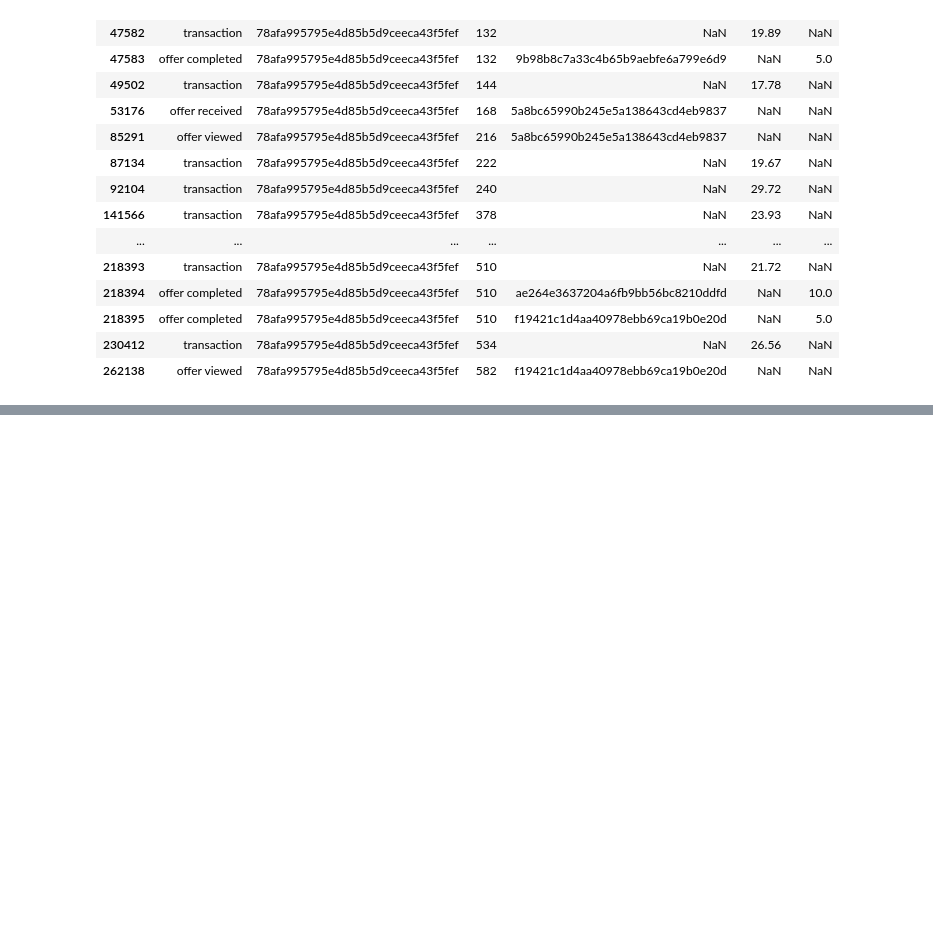
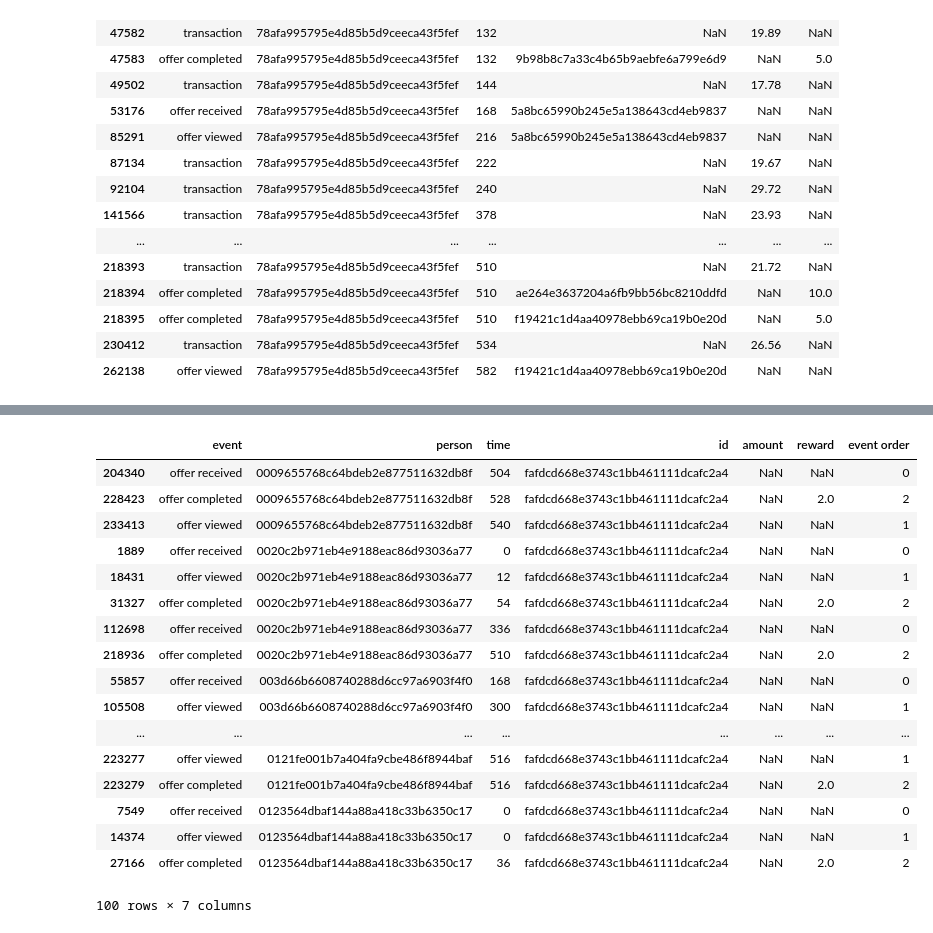
Before and after one commit to a1pat/Starbucks-Capstone, a Jupyter notebook: Starbucks_Capstone_notebook.ipynb, the cells around one changed output, grey strips where cells are left out. Saved outputs shown, nothing was run; the diff lists cells and outputs as text; code cells hidden in the pictures; blank space fills up the shorter version.

```diff
--- a/Starbucks_Capstone_notebook.ipynb
+++ b/Starbucks_Capstone_notebook.ipynb
@@ -1062,0 +1111,21 @@ transcript[transcript['person'] == transcript['person'].unique()[0]].sort_values
+# %%
+transcript[transcript['id'] == 'fafdcd668e3743c1bb461111dcafc2a4'].sort_values(['person','time']).head(100)
+# %% [output]
+|  | event | person | time | id | amount | reward | event order |
+| 204340 | offer received | 0009655768c64bdeb2e877511632db8f | 504 | fafdcd668e3743c1bb461111dcafc2a4 | NaN | NaN | 0 |
+| 228423 | offer completed | 0009655768c64bdeb2e877511632db8f | 528 | fafdcd668e3743c1bb461111dcafc2a4 | NaN | 2.0 | 2 |
+| 233413 | offer viewed | 0009655768c64bdeb2e877511632db8f | 540 | fafdcd668e3743c1bb461111dcafc2a4 | NaN | NaN | 1 |
+| 1889 | offer received | 0020c2b971eb4e9188eac86d93036a77 | 0 | fafdcd668e3743c1bb461111dcafc2a4 | NaN | NaN | 0 |
+| 18431 | offer viewed | 0020c2b971eb4e9188eac86d93036a77 | 12 | fafdcd668e3743c1bb461111dcafc2a4 | NaN | NaN | 1 |
+| 31327 | offer completed | 0020c2b971eb4e9188eac86d93036a77 | 54 | fafdcd668e3743c1bb461111dcafc2a4 | NaN | 2.0 | 2 |
+| 112698 | offer received | 0020c2b971eb4e9188eac86d93036a77 | 336 | fafdcd668e3743c1bb461111dcafc2a4 | NaN | NaN | 0 |
+| 218936 | offer completed | 0020c2b971eb4e9188eac86d93036a77 | 510 | fafdcd668e3743c1bb461111dcafc2a4 | NaN | 2.0 | 2 |
+| 55857 | offer received | 003d66b6608740288d6cc97a6903f4f0 | 168 | fafdcd668e3743c1bb461111dcafc2a4 | NaN | NaN | 0 |
+| 105508 | offer viewed | 003d66b6608740288d6cc97a6903f4f0 | 300 | fafdcd668e3743c1bb461111dcafc2a4 | NaN | NaN | 1 |
+| ... | ... | ... | ... | ... | ... | ... | ... |
+| 223277 | offer viewed | 0121fe001b7a404fa9cbe486f8944baf | 516 | fafdcd668e3743c1bb461111dcafc2a4 | NaN | NaN | 1 |
+| 223279 | offer completed | 0121fe001b7a404fa9cbe486f8944baf | 516 | fafdcd668e3743c1bb461111dcafc2a4 | NaN | 2.0 | 2 |
+| 7549 | offer received | 0123564dbaf144a88a418c33b6350c17 | 0 | fafdcd668e3743c1bb461111dcafc2a4 | NaN | NaN | 0 |
+| 14374 | offer viewed | 0123564dbaf144a88a418c33b6350c17 | 0 | fafdcd668e3743c1bb461111dcafc2a4 | NaN | NaN | 1 |
+| 27166 | offer completed | 0123564dbaf144a88a418c33b6350c17 | 36 | fafdcd668e3743c1bb461111dcafc2a4 | NaN | 2.0 | 2 |
+100 rows × 7 columns
```
Also changed, not shown: parts of 21 cells of this notebook.
